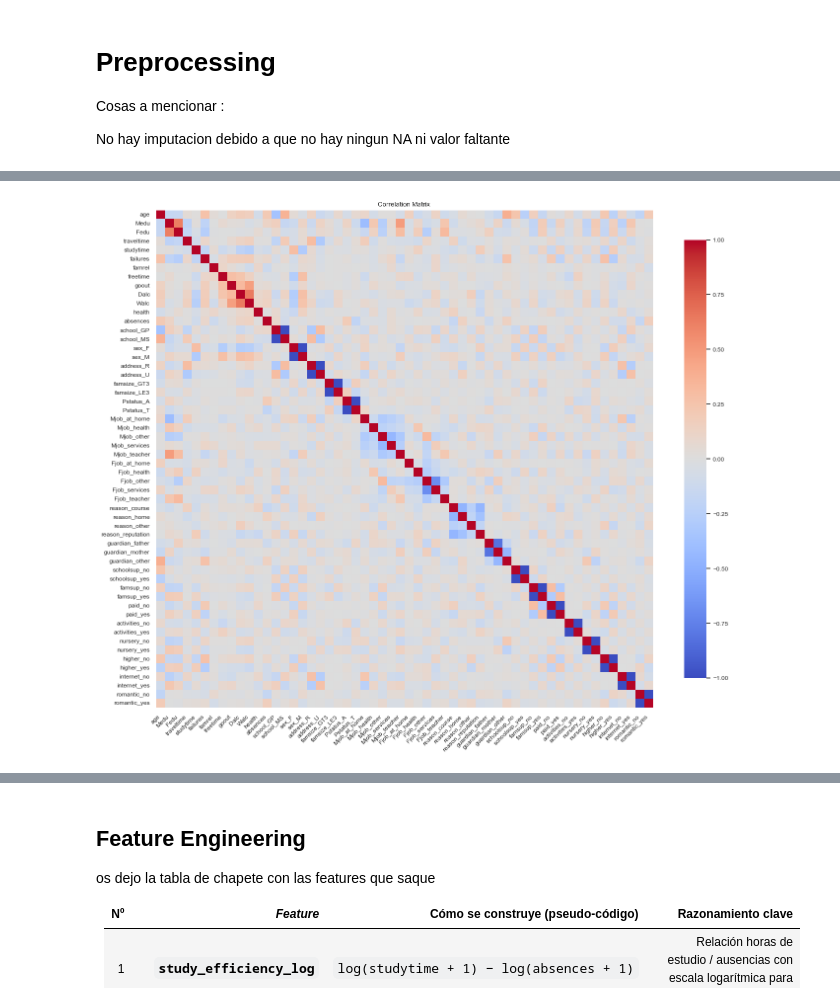
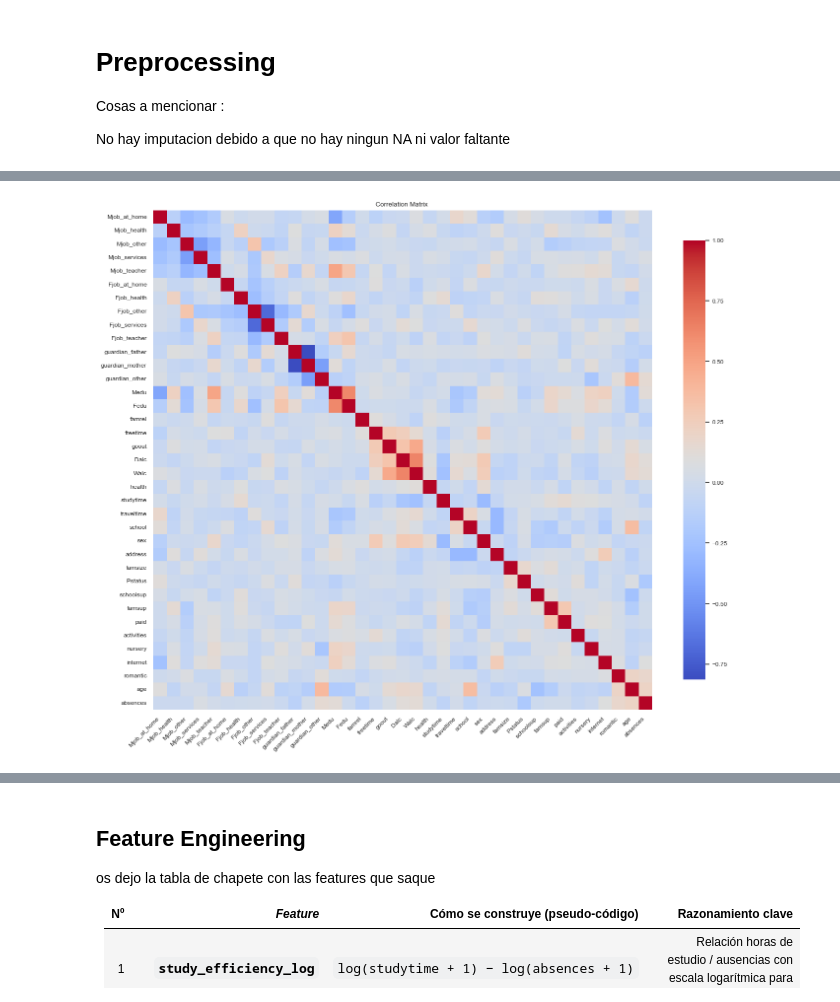
Before and after one commit to alfredofdlv/student-intervention-ml-pipeline, a Jupyter notebook: Report.ipynb, the cells around one changed output, grey strips where cells are left out. Saved outputs shown, nothing was run; the diff lists cells and outputs as text; code cells hidden in the pictures.

```diff
--- a/Report.ipynb
+++ b/Report.ipynb
@@ -161,72 +133,64 @@ No hay imputacion debido a que no hay ningun NA ni valor faltante
 # %%
 from utils import detect_outliers_iqr
 from importlib import reload
-from visualizations import correlation_heatmap
 import visualizations
-reload (visualizations)
+reload(visualizations)
 
-from sklearn.compose import ColumnTransformer, Function
-from sklearn.preprocessing import OneHotEncoder, OrdinalEncoder, StandardScaler
+import pandas as pd
+from sklearn.compose import ColumnTransformer
+from sklearn.preprocessing import OneHotEncoder, OrdinalEncoder, StandardScaler, FunctionTransformer
 from sklearn.pipeline import Pipeline
 
-# 1) Definición de transformadores
-binary_map = lambda: Pipeline([
-    ('map', FunctionTransformer(lambda s: s.map({'yes':1,'no':0})))
-])
+# Mapeo genérico para todas las binarias
+def map_binaries(df):
+    return df.replace({
+        'school':   {'GP':0, 'MS':1},
+        'sex':      {'F':0, 'M':1},
+        'address':  {'U':1, 'R':0},
+        'famsize':  {'LE3':0,'GT3':1},
+        'Pstatus':  {'T':1, 'A':0},
+        'schoolsup':{'yes':1,'no':0},
+        'famsup':   {'yes':1,'no':0},
+        'paid':     {'yes':1,'no':0},
+        'activities':{'yes':1,'no':0},
+        'nursery':  {'yes':1,'no':0},
+        'internet': {'yes':1,'no':0},
+        'romantic': {'yes':1,'no':0},
+    })
 
 preprocessor = ColumnTransformer([
-    # Nominal sin orden
-    ('jobs', OneHotEncoder(), ['Mjob','Fjob','guardian']),
-    # Ordinal 1–5 o 0–4
-    ('ordinal', OrdinalEncoder(), ['Medu','Fedu','famrel','freetime','goout','Dalc','Walc','health','studytime','traveltime']),
-    # Binarias sí/no y GP/MS, F/M, U/R, LE3/GT3, T/A
-    ('binary', FunctionTransformer(lambda df: df.replace({
-        'school':{'GP':0,'MS':1},
-        'sex':{'F':0,'M':1},
-        'address':{'U':1,'R':0},
-        'famsize':{'LE3':0,'GT3':1},
-        'Pstatus':{'T':1,'A':0},
-        'schoolsup':{'yes':1,'no':0},
-        'famsup':{'yes':1,'no':0},
-        'paid':{'yes':1,'no':0},
-        'activities':{'yes':1,'no':0},
-        'nursery':{'yes':1,'no':0},
-        'internet':{'yes':1,'no':0},
-        'romantic':{'yes':1,'no':0},
-    })), ['school','sex','address','famsize','Pstatus','schoolsup','famsup','paid','activities','nursery','internet','romantic']),
-    # Numéricas a escalar
+    # 1. One-hot para ocupaciones y guardian (dense output)
+    ('jobs', OneHotEncoder(sparse_output=False), ['Mjob','Fjob','guardian']),
+    # 2. Ordinal para niveles y escalas 1–5
+    ('ordinal', OrdinalEncoder(),
+        ['Medu','Fedu','famrel','freetime','goout','Dalc','Walc','health','studytime','traveltime']),
+    # 3. Función de mapeo para todas las binarias
+    ('binary', Pipeline([
+        ('mapper', FunctionTransformer(map_binaries, validate=False))
+    ]), ['school','sex','address','famsize','Pstatus',
+         'schoolsup','famsup','paid','activities','nursery','internet','romantic']),
+    # 4. Escalado para numéricas
     ('num', StandardScaler(), ['age','absences']),
-], remainder='passthrough')
+], remainder='drop')
 
+# Ajuste y transformación
+X_train_proc = preprocessor.fit_transform(X_train)
+X_test_proc  = preprocessor.transform(X_test)
 
-# num_cols = X_train.select_dtypes("number").columns.tolist()
-# cat_cols = X_train.select_dtypes("object").columns.tolist()
+# Reconstrucción de DataFrame con nombres de columna
+ohe = preprocessor.named_transformers_['jobs']
+ohe_feats = ohe.get_feature_names_out(['Mjob','Fjob','guardian']).tolist()
+ord_feats = ['Medu','Fedu','famrel','freetime','goout','Dalc','Walc','health','studytime','traveltime']
+bin_feats = ['school','sex','address','famsize','Pstatus',
+             'schoolsup','famsup','paid','activities','nursery','internet','romantic']
+num_feats = ['age','absences']
 
-# # Creating transformers for each type
-# num_transformer = StandardScaler()
-# cat_transformer = OneHotEncoder(handle_unknown='ignore')
-
-
-# # Define the ColumnTransformer
-# preprocessor = ColumnTransformer(
-#     transformers=[
-#         ('num', num_transformer, numeric_cols),
-#         ('cat', cat_transformer, categorical_cols)
-#     ]
-# )
-
-X_train_proc=preprocessor.fit_transform(X_train)
-X_test_proc=preprocessor.transform(X_test)
-
-all_feature_names = list(num_cols) + preprocessor.named_transformers_["cat"].get_feature_names_out(cat_cols).tolist()
-
+all_feature_names = ohe_feats + ord_feats + bin_feats + num_feats
 
 X_train = pd.DataFrame(X_train_proc, columns=all_feature_names, index=X_train.index)
-X_test  = pd.DataFrame(X_test_proc , columns=all_feature_names, index=X_test.index)
+X_test  = pd.DataFrame(X_test_proc, columns=all_feature_names, index=X_test.index)
 
 display(X_train.head(10))
-print(X_train.shape)
-
-
+print("Dimensiones:", X_train.shape)
 correlation_heatmap(X_train)
 # %% [output]
@@ -261,3 +226,3 @@ romantic_yes       0.20 -0.00 -0.01  ...          0.07        -1.00          1.0
-[figure, old version]
+[figure, new version]
 # %% [markdown]
 ##  Correlation
```
Also changed, not shown: parts of 17 cells of this notebook, 1 other file.
